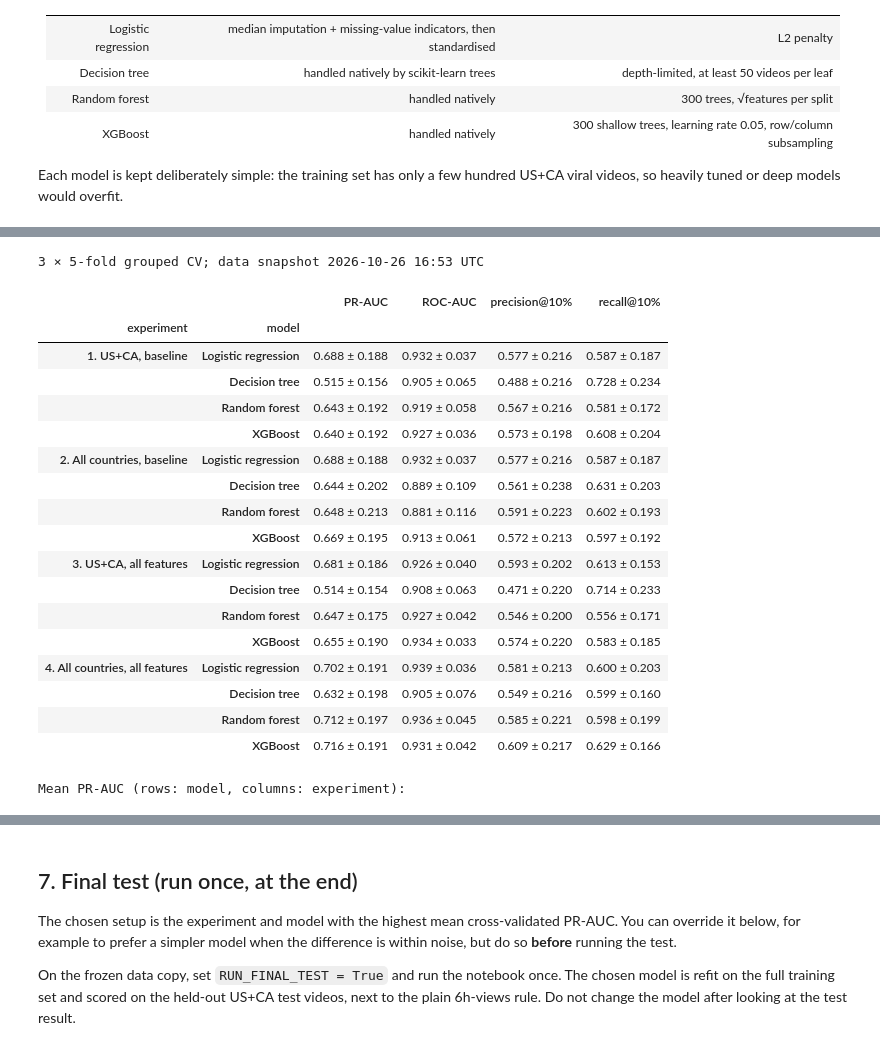
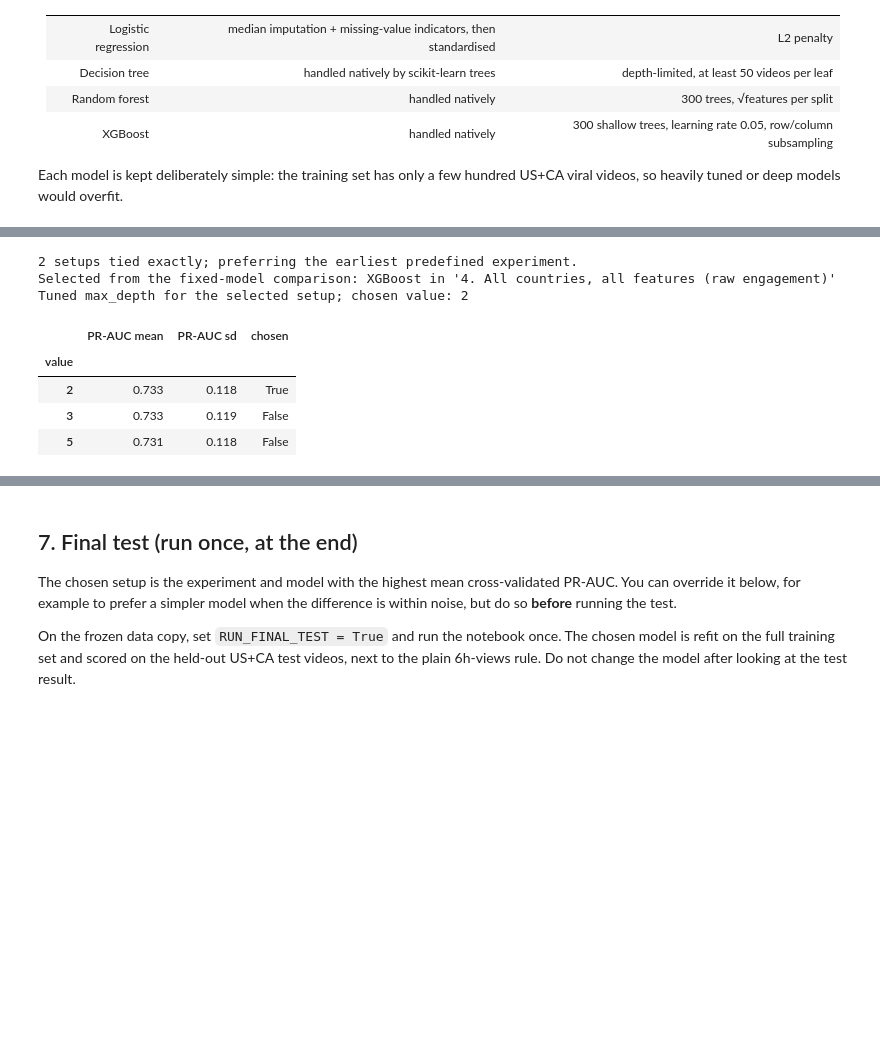
Before and after one commit to Erdos-Projects/fall-2026-viral-videos, a Jupyter notebook: Modelling.ipynb, the cells around one changed output, grey strips where cells are left out. Cells and saved outputs as stored; diff of their text form; code cells hidden in the pictures; blank space fills up the shorter version.

```diff
--- a/Modelling.ipynb
+++ b/Modelling.ipynb
@@ -228,8 +289,14 @@ All four are scored on the same US+CA validation folds:
 EXPERIMENTS = {
     "1. US+CA, baseline": ("US+CA", BASELINE_FEATURES),
     "2. All countries, baseline": ("All countries", BASELINE_FEATURES),
-    "3. US+CA, all features": ("US+CA", ALL_FEATURES),
-    "4. All countries, all features": ("All countries", ALL_FEATURES),
+    "3. US+CA, all features (raw engagement)": ("US+CA", ALL_FEATURES),
+    "4. All countries, all features (raw engagement)": ("All countries", ALL_FEATURES),
+    "5. US+CA, metadata only": ("US+CA", METADATA_FEATURES),
+    "6. All countries, metadata only": ("All countries", METADATA_FEATURES),
+    "7. US+CA, no view features": ("US+CA", NO_VIEW_FEATURES),
+    "8. All countries, no view features": ("All countries", NO_VIEW_FEATURES),
+    "9. US+CA, all features (log1p engagement)": ("US+CA", ALL_FEATURES_LOG),
+    "10. All countries, all features (log1p engagement)": ("All countries", ALL_FEATURES_LOG),
 }
 
 def training_rows(frame, population):
@@ -354,28 +444,47 @@ Every model is trained in every experiment on the same folds and scored on the U
 # %%
-cv_results = run_experiments(MODELS)
-print(f"{N_REPEATS} × {N_SPLITS}-fold grouped CV; data snapshot {data.snapshot_at:%Y-%m-%d %H:%M} UTC")
-display(summarize(cv_results))
+mean_scores = cv_results.groupby(["experiment", "model"], sort=False)["PR-AUC"].mean()
+best_mean = mean_scores.max()
+tied_best = mean_scores[(best_mean - mean_scores).abs() <= 1e-12]
+CHOSEN_EXPERIMENT, CHOSEN_MODEL = tied_best.index[0]  # experiment order breaks exact ties
+if len(tied_best) > 1:
+    print(f"{len(tied_best)} setups tied exactly; preferring the earliest predefined experiment.")
+print(f"Selected from the fixed-model comparison: {CHOSEN_MODEL} in '{CHOSEN_EXPERIMENT}'")
 
-print("Mean PR-AUC (rows: model, columns: experiment):")
-display(cv_results.pivot_table(index="model", columns="experiment", values="PR-AUC", sort=False).round(3))
+TUNING_GRID = {
+    "Logistic regression": ("logisticregression__C", [0.1, 1.0, 10.0]),
+    "Decision tree": ("max_depth", [3, 4, 6]),
+    "Random forest": ("min_samples_leaf", [5, 20, 50]),
+    "XGBoost": ("max_depth", [2, 3, 5]),
+}
+
+param, values = TUNING_GRID[CHOSEN_MODEL]
+variants = {
+    f"{CHOSEN_MODEL}: {value}": clone(BASE_MODELS[CHOSEN_MODEL]).set_params(**{param: value})
+    for value in values
+}
+tuning_results = run_experiments(
+    variants,
+    experiments={CHOSEN_EXPERIMENT: EXPERIMENTS[CHOSEN_EXPERIMENT]},
+)
+tuning_stats = tuning_results.groupby("model", sort=False)["PR-AUC"].agg(["mean", "std"])
+best_index = int(np.argmax(tuning_stats["mean"].to_numpy()))
+best_value = values[best_index]
+FINAL_MODEL = clone(BASE_MODELS[CHOSEN_MODEL]).set_params(**{param: best_value})
+
+tuning_table = pd.DataFrame({
+    "value": values,
+    "PR-AUC mean": tuning_stats["mean"].to_numpy(),
+    "PR-AUC sd": tuning_stats["std"].to_numpy(),
+    "chosen": [value == best_value for value in values],
+}).set_index("value")
+print(f"Tuned {param} for the selected setup; chosen value: {best_value}")
+display(tuning_table.round(3))
 # %% [output]
-3 × 5-fold grouped CV; data snapshot 2026-10-26 16:53 UTC
+2 setups tied exactly; preferring the earliest predefined experiment.
+Selected from the fixed-model comparison: XGBoost in '4. All countries, all features (raw engagement)'
+Tuned max_depth for the selected setup; chosen value: 2
-|  |  | PR-AUC | ROC-AUC | precision@10% | recall@10% |
-| experiment | model |  |  |  |  |
-| 1. US+CA, baseline | Logistic regression | 0.688 ± 0.188 | 0.932 ± 0.037 | 0.577 ± 0.216 | 0.587 ± 0.187 |
-|  | Decision tree | 0.515 ± 0.156 | 0.905 ± 0.065 | 0.488 ± 0.216 | 0.728 ± 0.234 |
-|  | Random forest | 0.643 ± 0.192 | 0.919 ± 0.058 | 0.567 ± 0.216 | 0.581 ± 0.172 |
-|  | XGBoost | 0.640 ± 0.192 | 0.927 ± 0.036 | 0.573 ± 0.198 | 0.608 ± 0.204 |
-| 2. All countries, baseline | Logistic regression | 0.688 ± 0.188 | 0.932 ± 0.037 | 0.577 ± 0.216 | 0.587 ± 0.187 |
-|  | Decision tree | 0.644 ± 0.202 | 0.889 ± 0.109 | 0.561 ± 0.238 | 0.631 ± 0.203 |
-|  | Random forest | 0.648 ± 0.213 | 0.881 ± 0.116 | 0.591 ± 0.223 | 0.602 ± 0.193 |
-|  | XGBoost | 0.669 ± 0.195 | 0.913 ± 0.061 | 0.572 ± 0.213 | 0.597 ± 0.192 |
-| 3. US+CA, all features | Logistic regression | 0.681 ± 0.186 | 0.926 ± 0.040 | 0.593 ± 0.202 | 0.613 ± 0.153 |
-|  | Decision tree | 0.514 ± 0.154 | 0.908 ± 0.063 | 0.471 ± 0.220 | 0.714 ± 0.233 |
-|  | Random forest | 0.647 ± 0.175 | 0.927 ± 0.042 | 0.546 ± 0.200 | 0.556 ± 0.171 |
-|  | XGBoost | 0.655 ± 0.190 | 0.934 ± 0.033 | 0.574 ± 0.220 | 0.583 ± 0.185 |
-| 4. All countries, all features | Logistic regression | 0.702 ± 0.191 | 0.939 ± 0.036 | 0.581 ± 0.213 | 0.600 ± 0.203 |
-|  | Decision tree | 0.632 ± 0.198 | 0.905 ± 0.076 | 0.549 ± 0.216 | 0.599 ± 0.160 |
-|  | Random forest | 0.712 ± 0.197 | 0.936 ± 0.045 | 0.585 ± 0.221 | 0.598 ± 0.199 |
-|  | XGBoost | 0.716 ± 0.191 | 0.931 ± 0.042 | 0.609 ± 0.217 | 0.629 ± 0.166 |
+|  | PR-AUC mean | PR-AUC sd | chosen |
+| value |  |  |  |
+| 2 | 0.733 | 0.118 | True |
+| 3 | 0.733 | 0.119 | False |
+| 5 | 0.731 | 0.118 | False |
-Mean PR-AUC (rows: model, columns: experiment):
```
Also changed, not shown: parts of 22 cells of this notebook, 2 other files.
